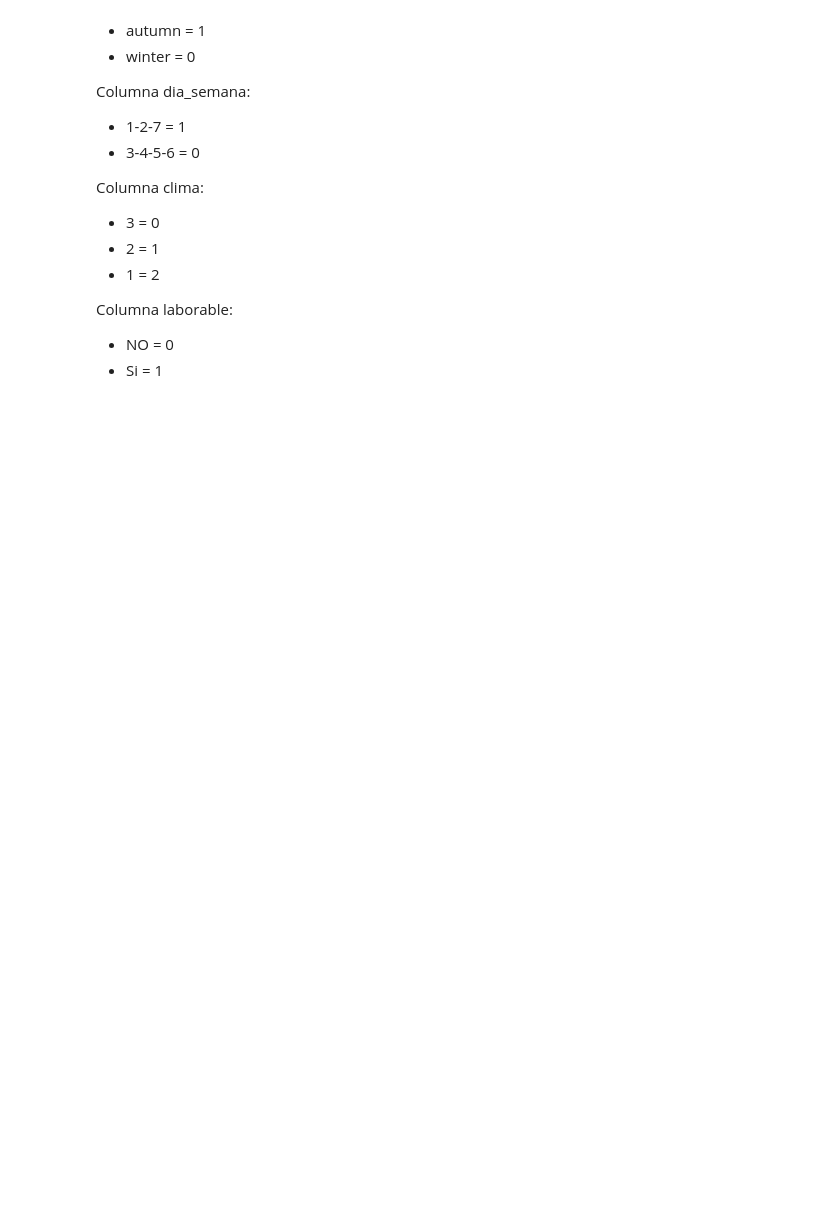
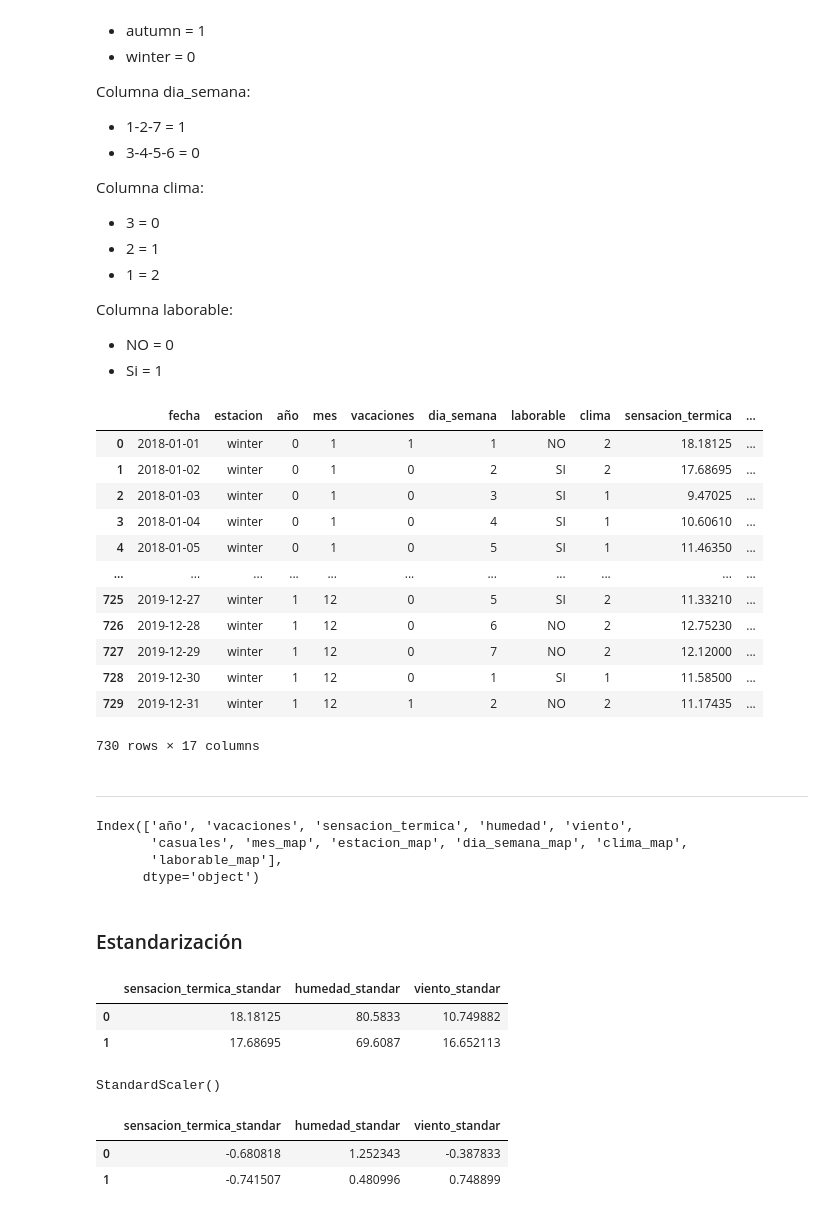
Before and after one commit to Adalab/proyecto-promo-C-modulo-3-team-2, a Jupyter notebook: Preparacion_datos/casuales_encoding.ipynb, the cells around one changed output. Saved outputs shown, nothing was run; the diff lists cells and outputs as text; code cells hidden in the pictures; blank space fills up the shorter version.

```diff
--- a/Preparacion_datos/casuales_encoding.ipynb
+++ b/Preparacion_datos/casuales_encoding.ipynb
@@ -84,3 +85,31 @@ Columna clima:
 Columna laborable:
 - NO = 0
 - Si = 1
+# %%
+mapa_mes4 = {5:3, 6:3, 7:3, 8:3, 9:3, 4:2, 10:2, 3:1, 11:1, 1:0, 2:0, 12:0}
+mapa_estacion = {"summer": 2, "spring": 2, "autumn":1, "winter":0}
+mapa_dia_semana = {1:1, 2:1, 7:1, 3:0, 4:0, 5:0, 6:0}
+mapa_clima = {3:0, 2:1, 1:2}
+mapa_laborable = {"NO": 0, "SI":1}
+# %%
+df["mes_map"] = df["mes"].map(mapa_mes4)
+df["estacion_map"] = df["estacion"].map(mapa_estacion)
+df["dia_semana_map"] = df["dia_semana"].map(mapa_dia_semana)
+df["clima_map"] = df["clima"].map(mapa_clima)
+df["laborable_map"] = df["laborable"].map(mapa_laborable)
+# %%
+df
+# %% [output]
+|  | fecha | estacion | año | mes | vacaciones | dia_semana | laborable | clima | sensacion_termica | ... |
+| 0 | 2018-01-01 | winter | 0 | 1 | 1 | 1 | NO | 2 | 18.18125 | ... |
+| 1 | 2018-01-02 | winter | 0 | 1 | 0 | 2 | SI | 2 | 17.68695 | ... |
+| 2 | 2018-01-03 | winter | 0 | 1 | 0 | 3 | SI | 1 | 9.47025 | ... |
+| 3 | 2018-01-04 | winter | 0 | 1 | 0 | 4 | SI | 1 | 10.60610 | ... |
+| 4 | 2018-01-05 | winter | 0 | 1 | 0 | 5 | SI | 1 | 11.46350 | ... |
+| ... | ... | ... | ... | ... | ... | ... | ... | ... | ... | ... |
+| 725 | 2019-12-27 | winter | 1 | 12 | 0 | 5 | SI | 2 | 11.33210 | ... |
+| 726 | 2019-12-28 | winter | 1 | 12 | 0 | 6 | NO | 2 | 12.75230 | ... |
+| 727 | 2019-12-29 | winter | 1 | 12 | 0 | 7 | NO | 2 | 12.12000 | ... |
+| 728 | 2019-12-30 | winter | 1 | 12 | 0 | 1 | SI | 1 | 11.58500 | ... |
+| 729 | 2019-12-31 | winter | 1 | 12 | 1 | 2 | NO | 2 | 11.17435 | ... |
+730 rows × 17 columns
@@ -86,0 +120,11 @@ Columna laborable:
+# %% [markdown]
+____________
+# %%
+df.columns
+# %% [output]
+Index(['año', 'vacaciones', 'sensacion_termica', 'humedad', 'viento',
+       'casuales', 'mes_map', 'estacion_map', 'dia_semana_map', 'clima_map',
+       'laborable_map'],
+      dtype='object')
+# %% [markdown]
+### Estandarización
@@ -86,0 +135,14 @@ Columna laborable:
+# %%
+df_scaler.drop([ 'año',  'vacaciones', 'casuales', 'mes_map', 'estacion_map', 'dia_semana_map', 'clima_map','laborable_map'], axis = 1, inplace = True)
+
+df_scaler.columns = df_scaler.columns + "_standar"
+
+df_scaler.head(2)
+# %% [output]
+|  | sensacion_termica_standar | humedad_standar | viento_standar |
+| 0 | 18.18125 | 80.5833 | 10.749882 |
+| 1 | 17.68695 | 69.6087 | 16.652113 |
+# %%
+scaler.fit(df_scaler)
+# %% [output]
+StandardScaler()
@@ -86,0 +153,6 @@ Columna laborable:
+# %%
+df_scaler.head(2)
+# %% [output]
+|  | sensacion_termica_standar | humedad_standar | viento_standar |
+| 0 | -0.680818 | 1.252343 | -0.387833 |
+| 1 | -0.741507 | 0.480996 | 0.748899 |
```
Also changed, not shown: parts of 13 cells of this notebook, 5 other files.
